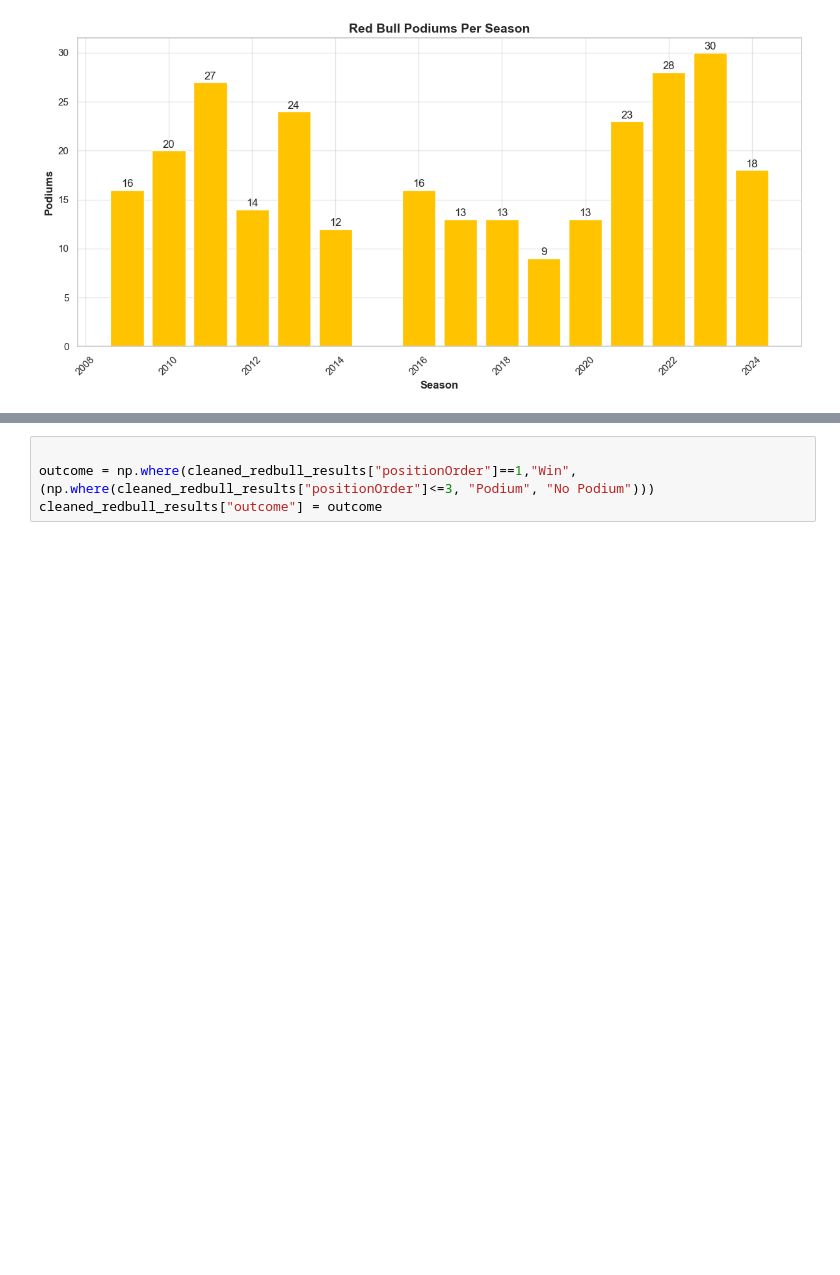
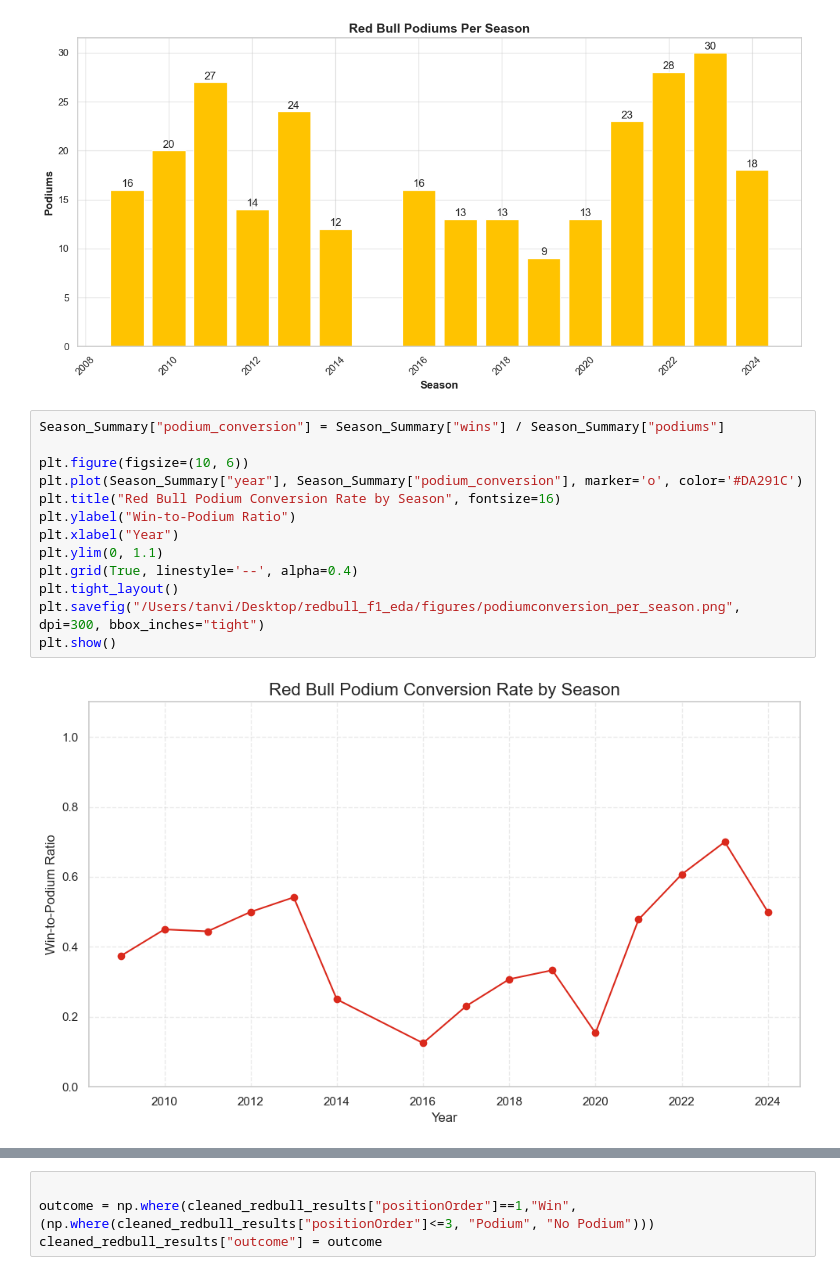
Before and after one commit to tanvis1ngh/F1_RedBull_EDA, a Jupyter notebook: nb/redbull_f1_eda.ipynb, the cells around one changed output, grey strips where cells are left out. Cells and saved outputs as stored; diff of their text form; blank space fills up the shorter version.

Commit message:
Adding Plots

```diff
--- a/nb/redbull_f1_eda.ipynb
+++ b/nb/redbull_f1_eda.ipynb
@@ -268,3 +300,18 @@ plt.savefig("/Users/tanvi/Desktop/redbull_f1_eda/figures/podiums_per_season.png"
 plt.show()
 # %% [output]
 [figure]
+# %%
+Season_Summary["podium_conversion"] = Season_Summary["wins"] / Season_Summary["podiums"]
+
+plt.figure(figsize=(10, 6))
+plt.plot(Season_Summary["year"], Season_Summary["podium_conversion"], marker='o', color='#DA291C')
+plt.title("Red Bull Podium Conversion Rate by Season", fontsize=16)
+plt.ylabel("Win-to-Podium Ratio")
+plt.xlabel("Year")
+plt.ylim(0, 1.1)
+plt.grid(True, linestyle='--', alpha=0.4)
+plt.tight_layout()
+plt.savefig("/Users/tanvi/Desktop/redbull_f1_eda/figures/podiumconversion_per_season.png", dpi=300, bbox_inches="tight")
+plt.show()
+# %% [output]
+[figure, added]
```
Also changed, not shown: parts of 8 cells of this notebook, 3 other files.
